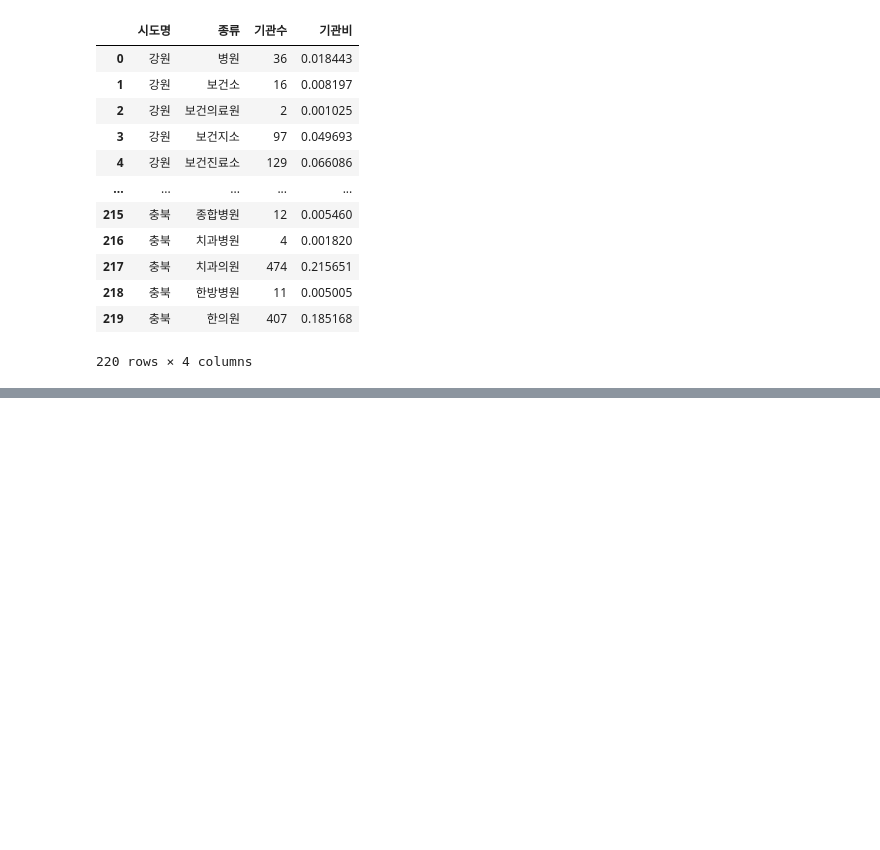
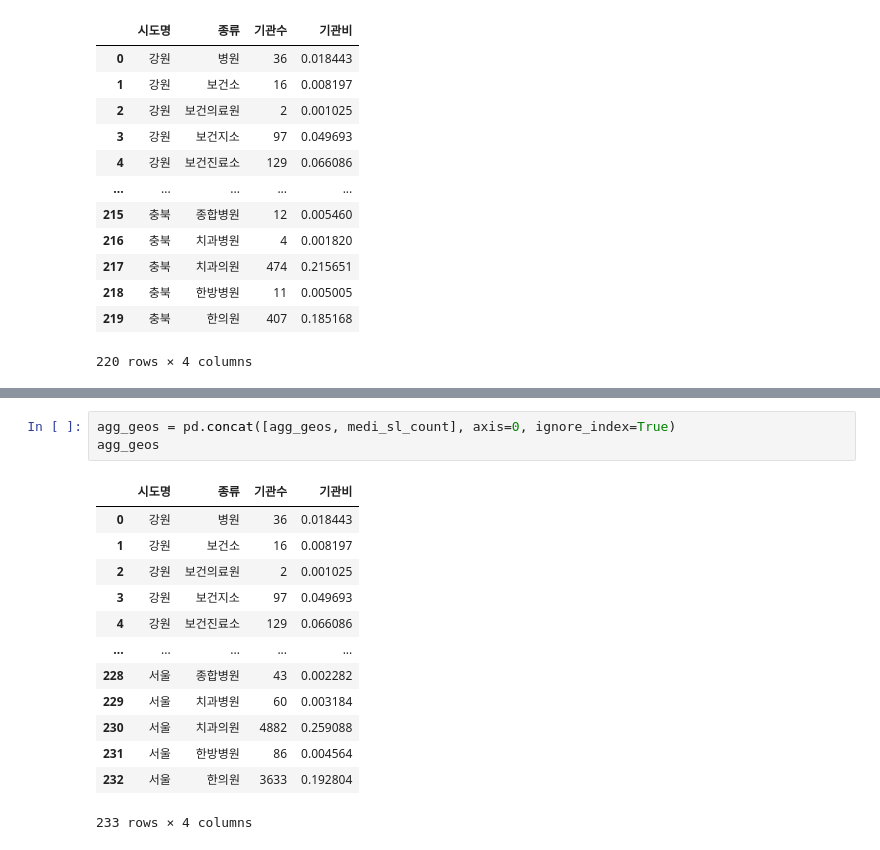
Before and after one commit to crpAsian/works, a Jupyter notebook: medi.ipynb, the cells around one changed output, grey strips where cells are left out. Cells and saved outputs as stored; diff of their text form; blank space fills up the shorter version.

```diff
--- a/medi.ipynb
+++ b/medi.ipynb
@@ -541,0 +535,17 @@ agg_geos
+# %%
+agg_geos = pd.concat([agg_geos, medi_sl_count], axis=0, ignore_index=True)
+agg_geos
+# %% [output]
+|  | 시도명 | 종류 | 기관수 | 기관비 |
+| 0 | 강원 | 병원 | 36 | 0.018443 |
+| 1 | 강원 | 보건소 | 16 | 0.008197 |
+| 2 | 강원 | 보건의료원 | 2 | 0.001025 |
+| 3 | 강원 | 보건지소 | 97 | 0.049693 |
+| 4 | 강원 | 보건진료소 | 129 | 0.066086 |
+| ... | ... | ... | ... | ... |
+| 228 | 서울 | 종합병원 | 43 | 0.002282 |
+| 229 | 서울 | 치과병원 | 60 | 0.003184 |
+| 230 | 서울 | 치과의원 | 4882 | 0.259088 |
+| 231 | 서울 | 한방병원 | 86 | 0.004564 |
+| 232 | 서울 | 한의원 | 3633 | 0.192804 |
+233 rows × 4 columns
```
Also changed, not shown: parts of 7 cells of this notebook, 6 other files.
